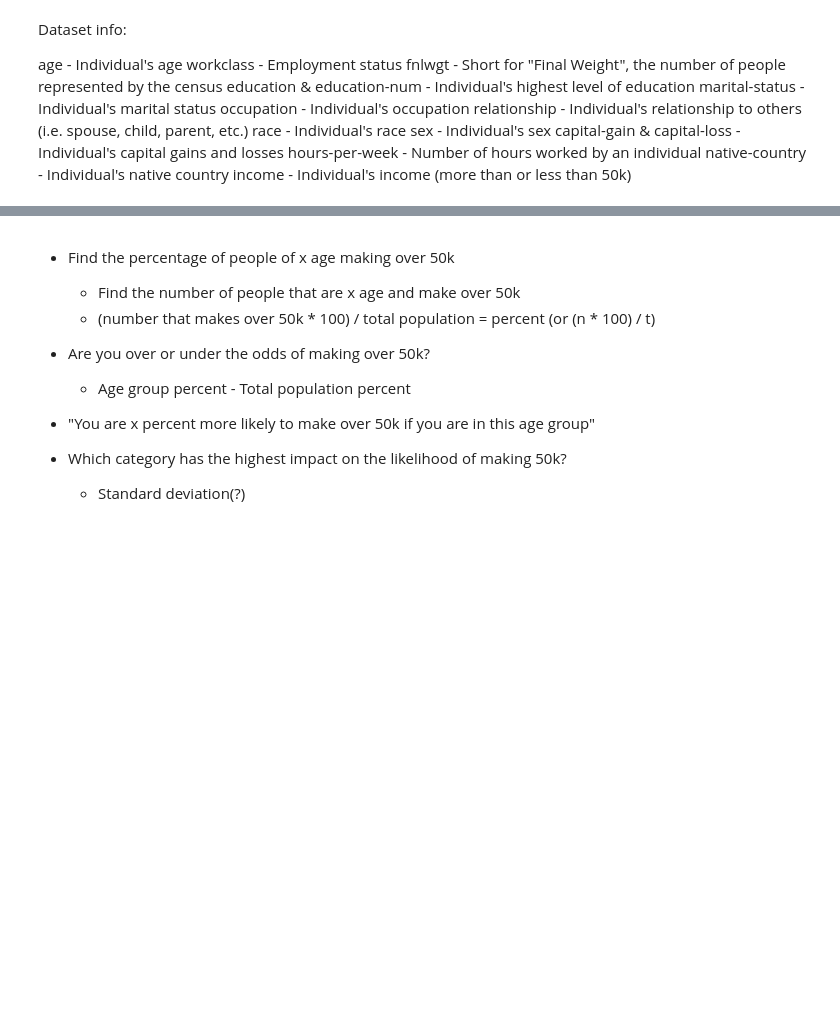
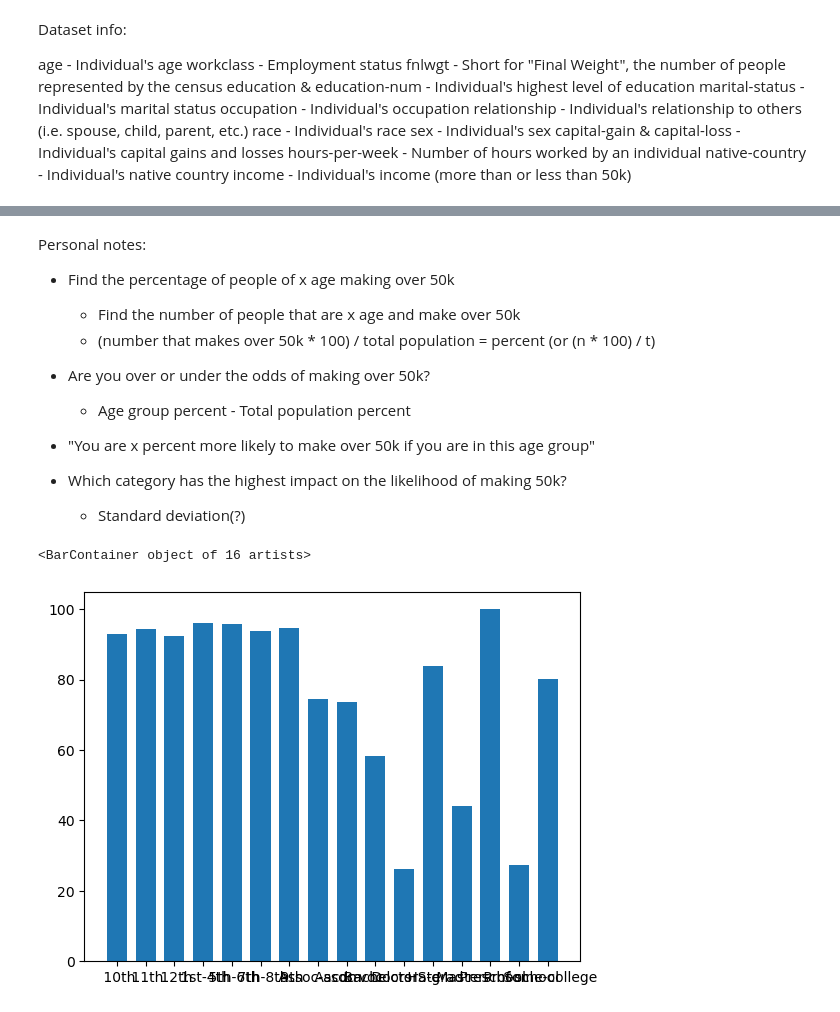
Before and after one commit to JohnJack-Lynch/PPL-Final-Project, a Jupyter notebook: pplFinalNotebookJRL_RH.ipynb, the cells around one changed output, grey strips where cells are left out. Saved outputs shown, nothing was run; the diff lists cells and outputs as text; code cells hidden in the pictures; blank space fills up the shorter version.

```diff
--- a/pplFinalNotebookJRL_RH.ipynb
+++ b/pplFinalNotebookJRL_RH.ipynb
@@ -84,4 +64,6 @@ display(df)
 # %% [markdown]
+Personal notes:
+
 - Find the percentage of people of x age making over 50k
     - Find the number of people that are x age and make over 50k
     - (number that makes over 50k * 100) / total population = percent (or (n * 100) / t)
@@ -94,0 +85,10 @@ display(df)
+# %%
+edgroups = df.groupby('education')['income'].agg(['mean', 'count']).reset_index()
+
+edgroups['percent-over-50k'] = (edgroups['mean'] * 100).round(2)
+edgroups['population-percent'] = ((edgroups['count'] / len(df)) * 100).round(2)
+
+plt.bar(edgroups['education'], edgroups['percent-over-50k'], width=0.7)
+# %% [output]
+<BarContainer object of 16 artists>
+[figure, added]
```
Also changed, not shown: parts of 5 cells of this notebook.
